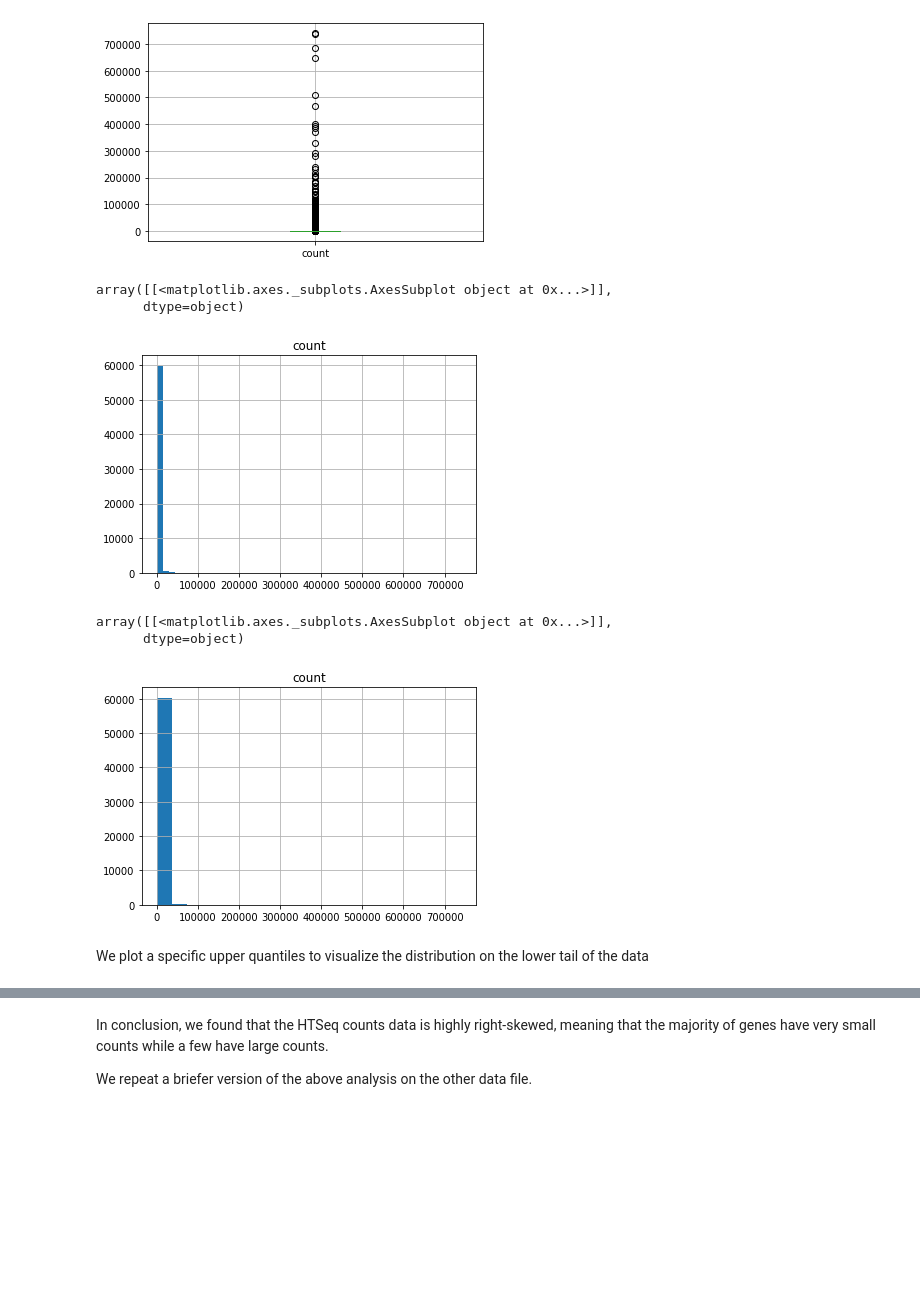
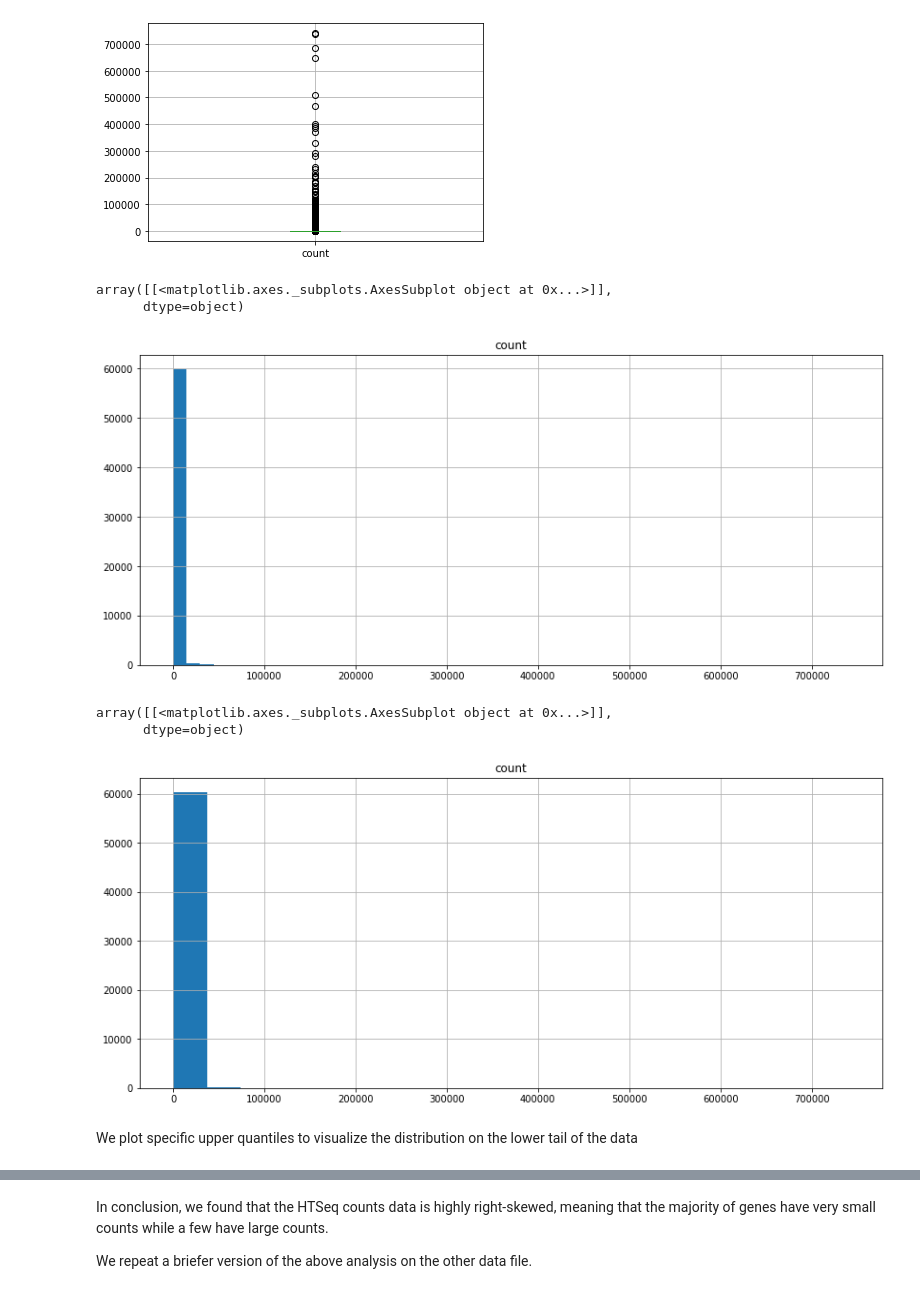
Before and after one commit to RuolinZheng08/cmsc33750-machine-learning-and-cancer, a Jupyter notebook: hw1/hw1.ipynb, the cells around one changed output, grey strips where cells are left out. Cells and saved outputs as stored; diff of their text form; code cells hidden in the pictures; blank space fills up the shorter version.

```diff
--- a/hw1/hw1.ipynb
+++ b/hw1/hw1.ipynb
@@ -91,19 +110,19 @@ df.boxplot()
 <matplotlib.axes._subplots.AxesSubplot at 0x...>
 [figure]
 # %%
-df.hist(bins=50)
+df.hist(bins=50, figsize=(14, 6))
 # %% [output]
 array([[<matplotlib.axes._subplots.AxesSubplot object at 0x...>]],
       dtype=object)
-[figure, old version]
+[figure, new version]
 # %%
-df.hist(bins=20)
+df.hist(bins=20, figsize=(14, 6))
 # %% [output]
 array([[<matplotlib.axes._subplots.AxesSubplot object at 0x...>]],
       dtype=object)
-[figure, old version]
+[figure, new version]
 # %% [markdown]
-We plot a specific upper quantiles to visualize the distribution on the lower tail of the data
+We plot specific upper quantiles to visualize the distribution on the lower tail of the data
 # %%
 def plot_quantiles(df, quantiles):
     for upper in quantiles:
```
Also changed, not shown: parts of 10 cells of this notebook.
